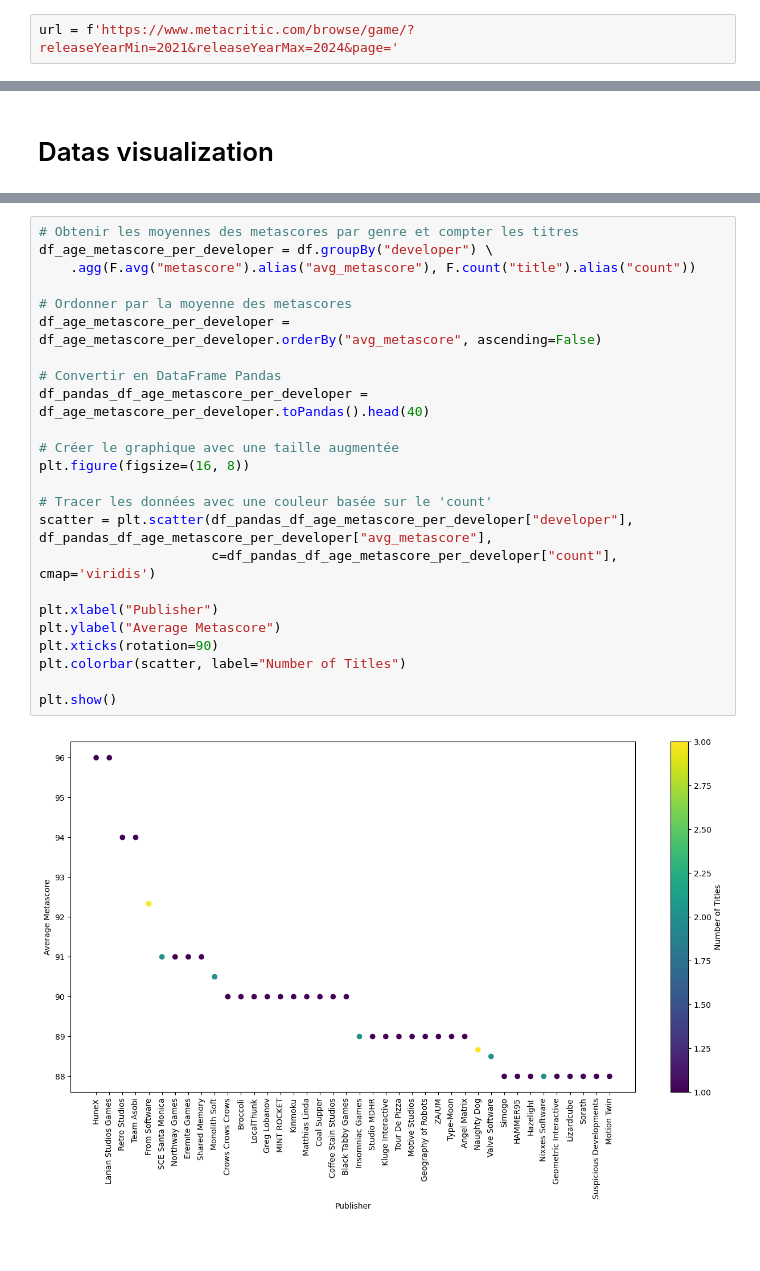
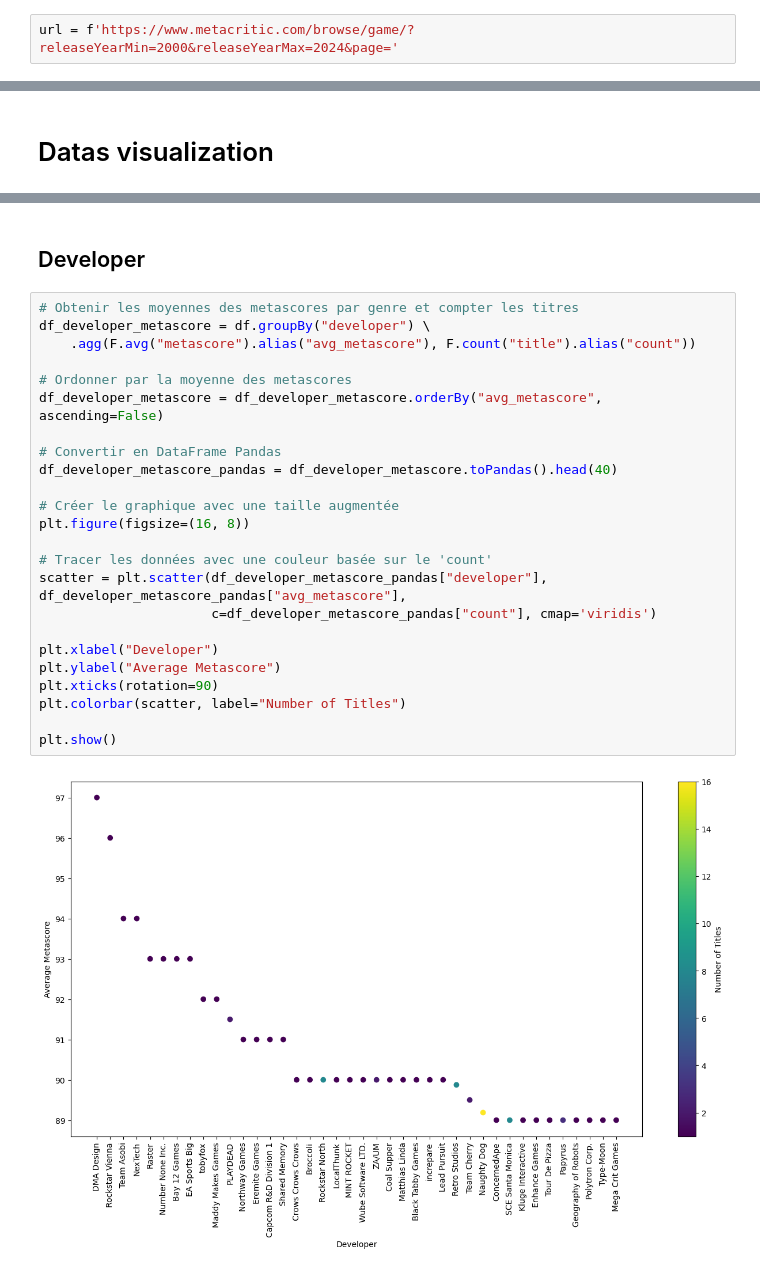
Before and after one commit to GVillevy/videogames-scrapping-project, a Jupyter notebook: videogames-project.ipynb, the cells around one changed output, grey strips where cells are left out. Saved outputs shown, nothing was run; the diff lists cells and outputs as text; blank space fills up the shorter version.

Commit message:
ajout data visualization

```diff
--- a/videogames-project.ipynb
+++ b/videogames-project.ipynb
@@ -26,7 +30,7 @@ logging.basicConfig(
 # %% [markdown]
 <p>We set up the url of our page. we can change the years of game releases, as well as their platform and many other criteria</p>
 # %%
-url = f'https://www.metacritic.com/browse/game/?releaseYearMin=2021&releaseYearMax=2024&page='
+url = f'https://www.metacritic.com/browse/game/?releaseYearMin=2000&releaseYearMax=2024&page='
 # %%
 def get_number_pages(url):
     headers = {
@@ -523,27 +537,29 @@ plt.show()
+# %% [markdown]
+<h2>Developer</h2>
 # %%
 # Obtenir les moyennes des metascores par genre et compter les titres
-df_age_metascore_per_developer = df.groupBy("developer") \
+df_developer_metascore = df.groupBy("developer") \
     .agg(F.avg("metascore").alias("avg_metascore"), F.count("title").alias("count"))
 
 # Ordonner par la moyenne des metascores
-df_age_metascore_per_developer = df_age_metascore_per_developer.orderBy("avg_metascore", ascending=False)
+df_developer_metascore = df_developer_metascore.orderBy("avg_metascore", ascending=False)
 
 # Convertir en DataFrame Pandas
-df_pandas_df_age_metascore_per_developer = df_age_metascore_per_developer.toPandas().head(40)
+df_developer_metascore_pandas = df_developer_metascore.toPandas().head(40)
 
 # Créer le graphique avec une taille augmentée
 plt.figure(figsize=(16, 8))
 
 # Tracer les données avec une couleur basée sur le 'count'
-scatter = plt.scatter(df_pandas_df_age_metascore_per_developer["developer"], df_pandas_df_age_metascore_per_developer["avg_metascore"],
-                      c=df_pandas_df_age_metascore_per_developer["count"], cmap='viridis')
+scatter = plt.scatter(df_developer_metascore_pandas["developer"], df_developer_metascore_pandas["avg_metascore"],
+                      c=df_developer_metascore_pandas["count"], cmap='viridis')
 
-plt.xlabel("Publisher")
+plt.xlabel("Developer")
 plt.ylabel("Average Metascore")
 plt.xticks(rotation=90)
 plt.colorbar(scatter, label="Number of Titles")
 
 plt.show()
 # %% [output]
-[figure, old version]
+[figure, new version]
 # %%
```
Also changed, not shown: parts of 25 cells of this notebook.
